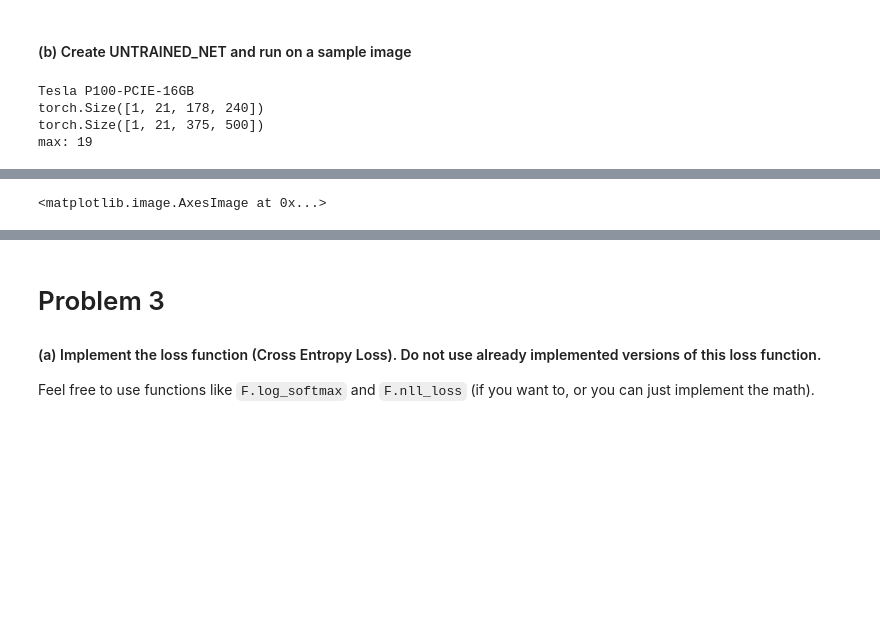
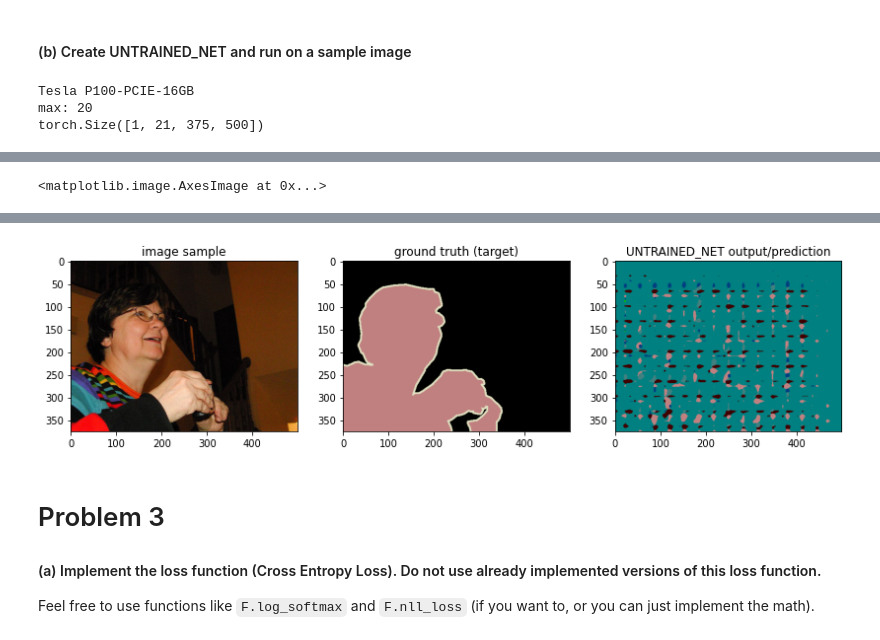
Before and after one commit to ArjunNarayan2066/Test, a Jupyter notebook: MySemanticSegmentation_student.ipynb, the cells around one changed output, grey strips where cells are left out. Cells and saved outputs as stored; diff of their text form; code cells hidden in the pictures; blank space fills up the shorter version.

```diff
--- a/MySemanticSegmentation_student.ipynb
+++ b/MySemanticSegmentation_student.ipynb
@@ -434,11 +438,11 @@ ax2.imshow(colorize_mask(target.numpy()))
 # %%
 # Student Answer:
 
-sanity_joint_transform  = JointCompose([JointToTensor(), JointNormalize(*norm), JointRandomResizeCrop(0.5, 1.5, 256)])
+sanity_joint_transform  = JointCompose([JointToTensor(), JointNormalize(*norm)])#, JointRandomResizeCrop(0.5, 1.5, (375,500))])
 
-train_joint_transform   = JointCompose([JointToTensor(), JointNormalize(*norm), JointRandomFlip(), JointRandomResizeCrop(0.5, 1.5, 256)])
+train_joint_transform   = JointCompose([JointToTensor(), JointNormalize(*norm), JointRandomFlip(), JointRandomResizeCrop(0.5, 1.5, (375,500))])
 
-val_joint_transform     = JointCompose([JointToTensor(), JointRandomFlip(), JointRandomResizeCrop(0.5, 1.5, 256)])
+val_joint_transform     = JointCompose([JointToTensor(), JointRandomFlip()])
 # %% [markdown]
 This code below will then apply `train_joint_transform` to the entire dataset.
 # %%
@@ -502,7 +567,8 @@ In your implementation, you can use a base model of choice (you can use `torchvi
 # %%
+#@title
 import torchvision.models as models
 
-class MyNet(nn.Module):
+class MyNet_TooBeeg(nn.Module):
     def __init__(self, num_classes, img_size, criterion=None):
         super(MyNet, self).__init__()
         # Implement me
@@ -519,13 +585,13 @@ class MyNet(nn.Module):
         self.bn1 = nn.BatchNorm2d(128)
 
         # Decoder Part 2
-        self.up2 = nn.ConvTranspose2d(128, 64, kernel_size=(5,6), stride=(3,4), dilation=(2,3), padding=(2,4))
+        self.up2 = nn.ConvTranspose2d(128, 64, kernel_size=(6,6), stride=(2,2), dilation=(3,3), padding=(2,2))
         self.conv3 = nn.Conv2d(64,32, kernel_size=2,stride=1,dilation=2)
         self.conv4 = nn.Conv2d(32,num_classes, kernel_size=2,stride=1,dilation=2)
         self.bn2 = nn.BatchNorm2d(num_classes)
 
         # Decoder Part 3
-        self.final_up = nn.ConvTranspose2d(num_classes, num_classes, kernel_size=(6,6), stride=(2,2), dilation=(4,5), padding=(0,2))
+        self.final_up = nn.ConvTranspose2d(num_classes, num_classes, kernel_size=(4,4), stride=(2,2), dilation=(3,3), padding=(2,2))
 
         # self.final_up = nn.Upsample(size=img_size, mode='bilinear', align_corners=True)
 
@@ -539,6 +605,7 @@ class MyNet(nn.Module):
         x = self.encoder1(inp) # batch x 64 x 64 x 64
         skip = x
         x = self.encoder2(x) # batch x 256 x 16 x 16
+        print(x.size())
 
         ## Decoder Step 1
         x = self.up1(x) # batch x 256 x 64 x 64
@@ -546,18 +613,17 @@ class MyNet(nn.Module):
         x = self.relu(self.conv1(x))
         x = self.relu(self.conv2(x))
         x = self.bn1(x)                 # batch x 128 x 60 x 60
-        # print(x.size())
+        print(x.size())
 
         ## Decoder Step 2
-        x = self.up2(x) # Transpose conv, 64 channels now
+        x = self.up2(x) # Transpose conv, 64 channels now, batch x 64 x 130 x 130
         x = self.relu(self.conv3(x))
         x = self.relu(self.conv4(x))
-        x = self.bn2(x)                 # batch x 21 x 180 x 180
+        x = self.bn2(x)                 # batch x 21 x 128 x 128
         print(x.size())
 
         ## Final Decoder Step
-        lfinal = self.final_up(x) # batch x 21 x 375 x 500
-        print(lfinal.size())
+        lfinal = self.final_up(x) # batch x 21 x 256 x 256
 
         # lfinal = self.sf(x) # softmax, batch x 21 x 375 x 500
 
@@ -566,10 +632,10 @@ class MyNet(nn.Module):
 
         return lfinal
 # %%
-#@title
+#@older net
 import torchvision.models as models
 
-class MyOldNet(nn.Module):
+class MyNet(nn.Module):
     def __init__(self, num_classes, img_size, criterion=None):
         super(MyNet, self).__init__()
         # Implement me
@@ -578,7 +644,7 @@ class MyOldNet(nn.Module):
         self.encoder1 = nn.Sequential(*list(models.resnet18(pretrained=True).children())[:5])
         self.encoder2 = nn.Sequential(*list(models.resnet18(pretrained=True).children())[5:7])
 
-        self.up1 = nn.ConvTranspose2d(256, 256, kernel_size=(6,5), stride=(4,4), dilation=(1,1), padding=(2,2))
+        self.up1 = nn.ConvTranspose2d(256, 256, kernel_size=(7,8), stride=(3,3), dilation=(5,5), padding=(3,2))
         self.relu = nn.ReLU()
 
         self.conv1 = nn.Conv2d(320,256,kernel_size=3,stride=2,dilation=2)
@@ -601,20 +667,15 @@ class MyOldNet(nn.Module):
 
         ## Decoder Step 1
         x = self.up1(x) # batch x 256 x 94 x 125
-
-        # Skip Connection
-        x = torch.cat((x, skip), dim=1) # batch x 320 x 94 x 125
+        x = torch.cat((x, skip), dim=1) # Skip Connection; batch x 320 x 94 x 125
         x = self.relu(self.conv1(x)) # batch x 256 x 91 x 122
         x = self.relu(self.conv2(x)) # batch x 128 x 88 x 119
         x = self.bn1(x)
-        # print(x.size())
 
         ## Decoder Step 2
         x = self.up2(x) # Transpose conv, 64 channels now
-        # print(x.size())
-
         x = self.bn2(x)
-        x = self.conv3(x) # 21 channels
+        x = self.relu(self.conv3(x)) # 21 channels
 
         ## Final Decoder Step
         lfinal = self.final_up(x) # batch x 21 x 375 x 500
@@ -628,12 +689,11 @@ class MyOldNet(nn.Module):
 # %% [markdown]
 #### (b) Create UNTRAINED_NET and run on a sample image
 # %%
-
 print(torch.cuda.get_device_name())
 
 untrained_net = MyNet(21, (375,500)).eval()
-sample_img, sample_target = JointNormalize(*norm)(*JointToTensor()(*sample1))
-sample_img, sample_target = JointCenterCrop(256)(sample_img, sample_target)
+sample_img, sample_target = sanity_joint_transform(*sample1)
+# sample_img, sample_target = JointCenterCrop(256)(sample_img, sample_target)
 # print(sample_img[None].size())
 untrained_output = untrained_net.forward(sample_img[None])
 
@@ -649,11 +709,10 @@ plt.title('ground truth (target)')
 ax.imshow(sample1[1])
 ax = fig.add_subplot(1,3,3)
 plt.title('UNTRAINED_NET output/prediction')
-# print(untrained_output.size())
+print(untrained_output.size())
 ax.imshow(colorize_mask(sample_output[0]))
 # ax.imshow(colorize_mask(untrained_output.numpy()[0]))
 # %% [output]
 Tesla P100-PCIE-16GB
-torch.Size([1, 21, 178, 240])
+max: 20
 torch.Size([1, 21, 375, 500])
-max: 19
@@ -665,3 +720,4 @@ max: 19
+[figure, added]
 # %% [markdown]
 # Problem 3
 
```
Also changed, not shown: parts of 29 cells of this notebook.
